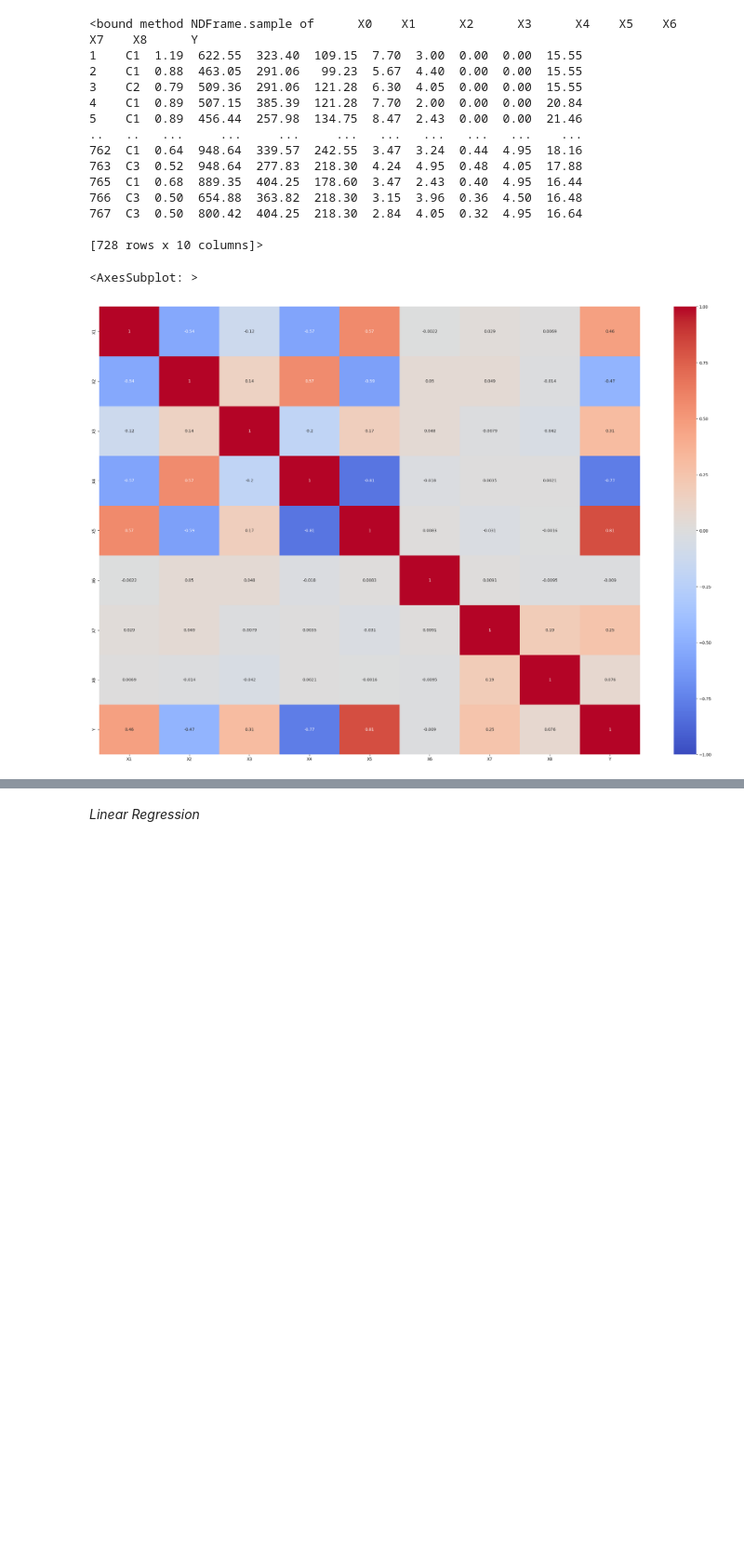
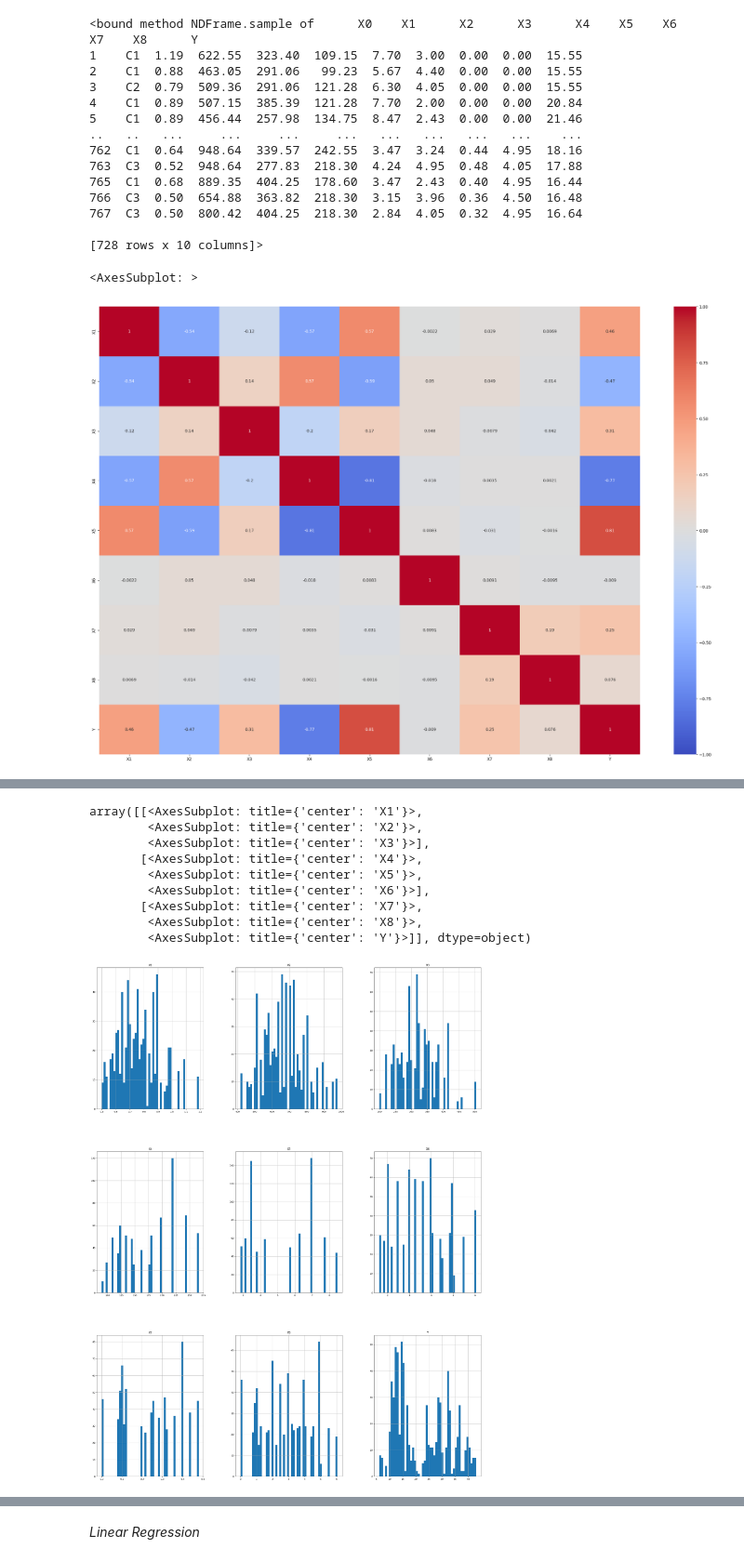
Before and after one commit to thestianchris/ML-HeatingLoad, a Jupyter notebook: coursework.ipynb, the cells around one changed output, grey strips where cells are left out. Shown: that part at 93% size. Cells and saved outputs as stored; diff of their text form; code cells hidden in the pictures; blank space fills up the shorter version.

```diff
--- a/coursework.ipynb
+++ b/coursework.ipynb
@@ -51,0 +64,14 @@ predictors = df.iloc[:, :-1]
+# %%
+#Histogram plot of dataset
+df.hist(bins=50,figsize=(30,40))
+# %% [output]
+array([[<AxesSubplot: title={'center': 'X1'}>,
+        <AxesSubplot: title={'center': 'X2'}>,
+        <AxesSubplot: title={'center': 'X3'}>],
+       [<AxesSubplot: title={'center': 'X4'}>,
+        <AxesSubplot: title={'center': 'X5'}>,
+        <AxesSubplot: title={'center': 'X6'}>],
+       [<AxesSubplot: title={'center': 'X7'}>,
+        <AxesSubplot: title={'center': 'X8'}>,
+        <AxesSubplot: title={'center': 'Y'}>]], dtype=object)
+[figure, added]
```
Also changed, not shown: parts of 49 cells of this notebook.
